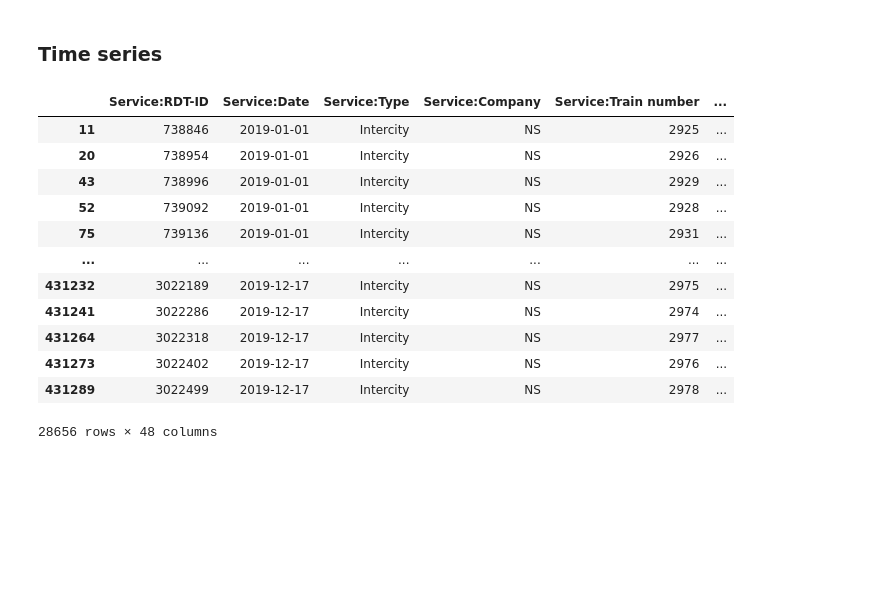
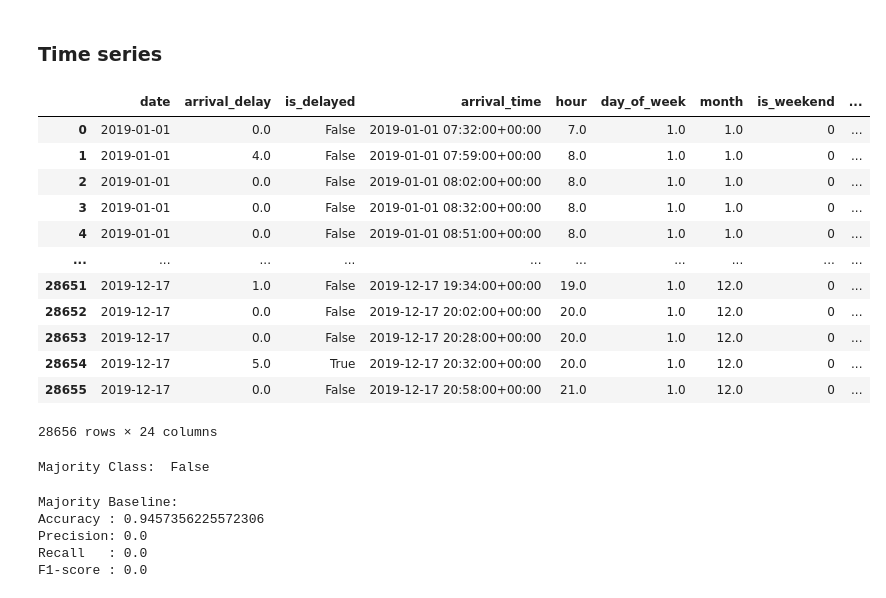
Before and after one commit to TheTrumpetist27/TrainDelayPredictor, a Jupyter notebook: Modeling.ipynb, the cells around one changed output. Saved outputs shown, nothing was run; the diff lists cells and outputs as text; code cells hidden in the pictures; blank space fills up the shorter version.

Commit message:
Made a time series features and baseline model.

```diff
--- a/Modeling.ipynb
+++ b/Modeling.ipynb
@@ -210,21 +212,24 @@ ROC-AUC: 0.6513110965932455
 # %% [markdown]
 ### Time series
 # %%
-df_ein = df[df["Stop:Station name"] == "Eindhoven"].copy()
-df_ein
+df_timeseries = pd.read_parquet('Data/no_missing_values_version1_TimeSeries_traject_Eindhoven_sittard_2019_2025.parquet')
+df_timeseries
 # %% [output]
-|  | Service:RDT-ID | Service:Date | Service:Type | Service:Company | Service:Train number | ... |
-| 11 | 738846 | 2019-01-01 | Intercity | NS | 2925 | ... |
-| 20 | 738954 | 2019-01-01 | Intercity | NS | 2926 | ... |
-| 43 | 738996 | 2019-01-01 | Intercity | NS | 2929 | ... |
-| 52 | 739092 | 2019-01-01 | Intercity | NS | 2928 | ... |
-| 75 | 739136 | 2019-01-01 | Intercity | NS | 2931 | ... |
-| ... | ... | ... | ... | ... | ... | ... |
-| 431232 | 3022189 | 2019-12-17 | Intercity | NS | 2975 | ... |
-| 431241 | 3022286 | 2019-12-17 | Intercity | NS | 2974 | ... |
-| 431264 | 3022318 | 2019-12-17 | Intercity | NS | 2977 | ... |
-| 431273 | 3022402 | 2019-12-17 | Intercity | NS | 2976 | ... |
-| 431289 | 3022499 | 2019-12-17 | Intercity | NS | 2978 | ... |
+|  | date | arrival_delay | is_delayed | arrival_time | hour | day_of_week | month | is_weekend | ... |
+| 0 | 2019-01-01 | 0.0 | False | 2019-01-01 07:32:00+00:00 | 7.0 | 1.0 | 1.0 | 0 | ... |
+| 1 | 2019-01-01 | 4.0 | False | 2019-01-01 07:59:00+00:00 | 8.0 | 1.0 | 1.0 | 0 | ... |
+| 2 | 2019-01-01 | 0.0 | False | 2019-01-01 08:02:00+00:00 | 8.0 | 1.0 | 1.0 | 0 | ... |
+| 3 | 2019-01-01 | 0.0 | False | 2019-01-01 08:32:00+00:00 | 8.0 | 1.0 | 1.0 | 0 | ... |
+| 4 | 2019-01-01 | 0.0 | False | 2019-01-01 08:51:00+00:00 | 8.0 | 1.0 | 1.0 | 0 | ... |
+| ... | ... | ... | ... | ... | ... | ... | ... | ... | ... |
+| 28651 | 2019-12-17 | 1.0 | False | 2019-12-17 19:34:00+00:00 | 19.0 | 1.0 | 12.0 | 0 | ... |
+| 28652 | 2019-12-17 | 0.0 | False | 2019-12-17 20:02:00+00:00 | 20.0 | 1.0 | 12.0 | 0 | ... |
+| 28653 | 2019-12-17 | 0.0 | False | 2019-12-17 20:28:00+00:00 | 20.0 | 1.0 | 12.0 | 0 | ... |
+| 28654 | 2019-12-17 | 5.0 | True | 2019-12-17 20:32:00+00:00 | 20.0 | 1.0 | 12.0 | 0 | ... |
+| 28655 | 2019-12-17 | 0.0 | False | 2019-12-17 20:58:00+00:00 | 21.0 | 1.0 | 12.0 | 0 | ... |
-28656 rows × 48 columns
+28656 rows × 24 columns
 # %%
-df_ein["ds"] = df_ein["arrival_time"].fillna(df_ein["departure_time"])
+majority_class = df_timeseries["is_delayed"].mode()[0]
+print("Majority Class: ", majority_class)
+# %% [output]
+Majority Class:  False
@@ -234,0 +238,22 @@ df_ein["y"] = df_ein
+# %%
+from sklearn.metrics import accuracy_score, precision_score, recall_score, f1_score
+
+y_true = df_timeseries["is_delayed"]
+y_pred = df_timeseries["naive_majority_pred"]
+
+majority_accuracy  = accuracy_score(y_true, y_pred)
+majority_precision = precision_score(y_true, y_pred, zero_division=0)
+majority_recall    = recall_score(y_true, y_pred, zero_division=0)
+majority_f1        = f1_score(y_true, y_pred, zero_division=0)
+
+print("Majority Baseline:")
+print("Accuracy :", majority_accuracy)
+print("Precision:", majority_precision)
+print("Recall   :", majority_recall)
+print("F1-score :", majority_f1)
+# %% [output]
+Majority Baseline:
+Accuracy : 0.9457356225572306
+Precision: 0.0
+Recall   : 0.0
+F1-score : 0.0
```
Also changed, not shown: parts of 12 cells of this notebook, 2 other files.
